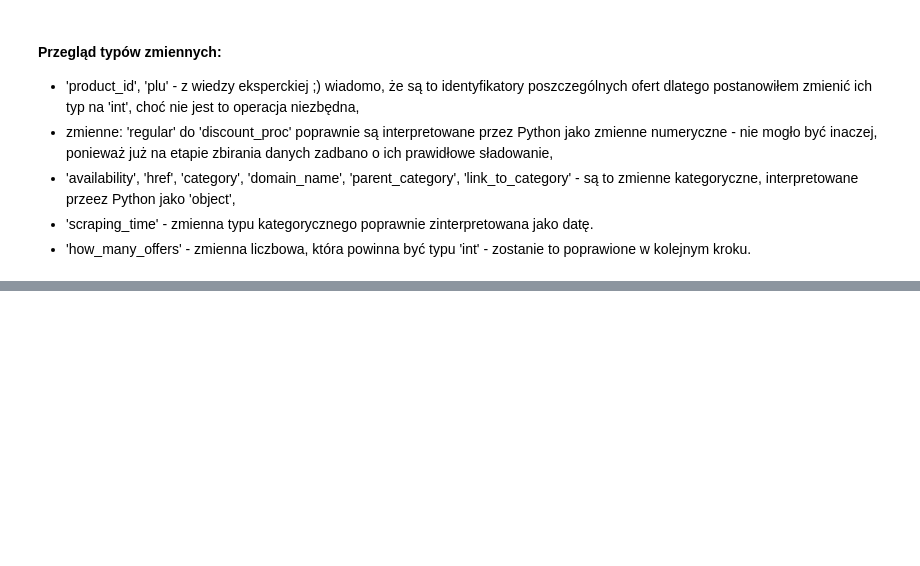
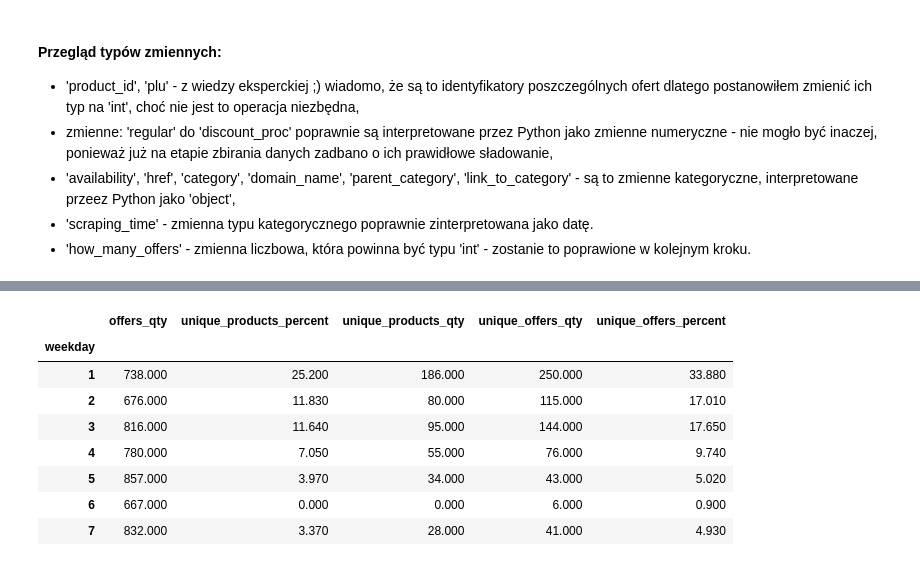
Before and after one commit to grzegorzpokorski/nocna-promocja-euro.com.pl, a Jupyter notebook: data_analysis.ipynb, the cells around one changed output, grey strips where cells are left out. Drawn from its saved outputs; the diff is of its cells as text; code cells hidden in the pictures; blank space fills up the shorter version.

```diff
--- a/data_analysis.ipynb
+++ b/data_analysis.ipynb
@@ -185,0 +309,39 @@ df.drop(regular_nulls.index, axis=0, inplace=True)
+# %%
+unique_plu = df.plu.unique()
+
+unique_plu_per_day = pd.DataFrame()
+
+for day in df.weekday.unique():
+    current = set(df[df.weekday == day].plu.values)
+    others = set(df[df.weekday != day].plu.unique())
+    unique_qty = len(current - others)
+    unique_plu_per_day = unique_plu_per_day.append({'weekday': day, 'offers_qty': len(current), 'unique_products_qty': unique_qty, 'unique_products_percent': round(unique_qty/len(current)*100,2)}, ignore_index=True)
+# %%
+unique_offers_per_day = pd.DataFrame()
+
+for day in df.weekday.unique():
+
+    current = df[df.weekday == day][['plu','regular','discount_amount']].to_string(header=False, index=False, index_names=False).split('\n')
+    current = set([','.join(ele.split()) for ele in current])
+
+    others = df[df.weekday != day][['plu','regular','discount_amount']].to_string(header=False, index=False, index_names=False).split('\n')
+    others = set([','.join(ele.split()) for ele in others])
+
+    unique_offers_qty = len(current - others)
+
+    unique_offers_per_day = unique_offers_per_day.append({'weekday': day, 'unique_offers_qty': unique_offers_qty}, ignore_index=True)
+# %%
+unique = unique_plu_per_day.merge(unique_offers_per_day, on='weekday')
+unique['unique_offers_percent'] = round(unique.unique_offers_qty / unique.offers_qty * 100, 2)
+
+unique.set_index('weekday').sort_values(by='weekday')
+# %% [output]
+|  | offers_qty | unique_products_percent | unique_products_qty | unique_offers_qty | unique_offers_percent |
+| weekday |  |  |  |  |  |
+| 1 | 738.000 | 25.200 | 186.000 | 250.000 | 33.880 |
+| 2 | 676.000 | 11.830 | 80.000 | 115.000 | 17.010 |
+| 3 | 816.000 | 11.640 | 95.000 | 144.000 | 17.650 |
+| 4 | 780.000 | 7.050 | 55.000 | 76.000 | 9.740 |
+| 5 | 857.000 | 3.970 | 34.000 | 43.000 | 5.020 |
+| 6 | 667.000 | 0.000 | 0.000 | 6.000 | 0.900 |
+| 7 | 832.000 | 3.370 | 28.000 | 41.000 | 4.930 |
```
Also changed, not shown: parts of 44 cells of this notebook.
